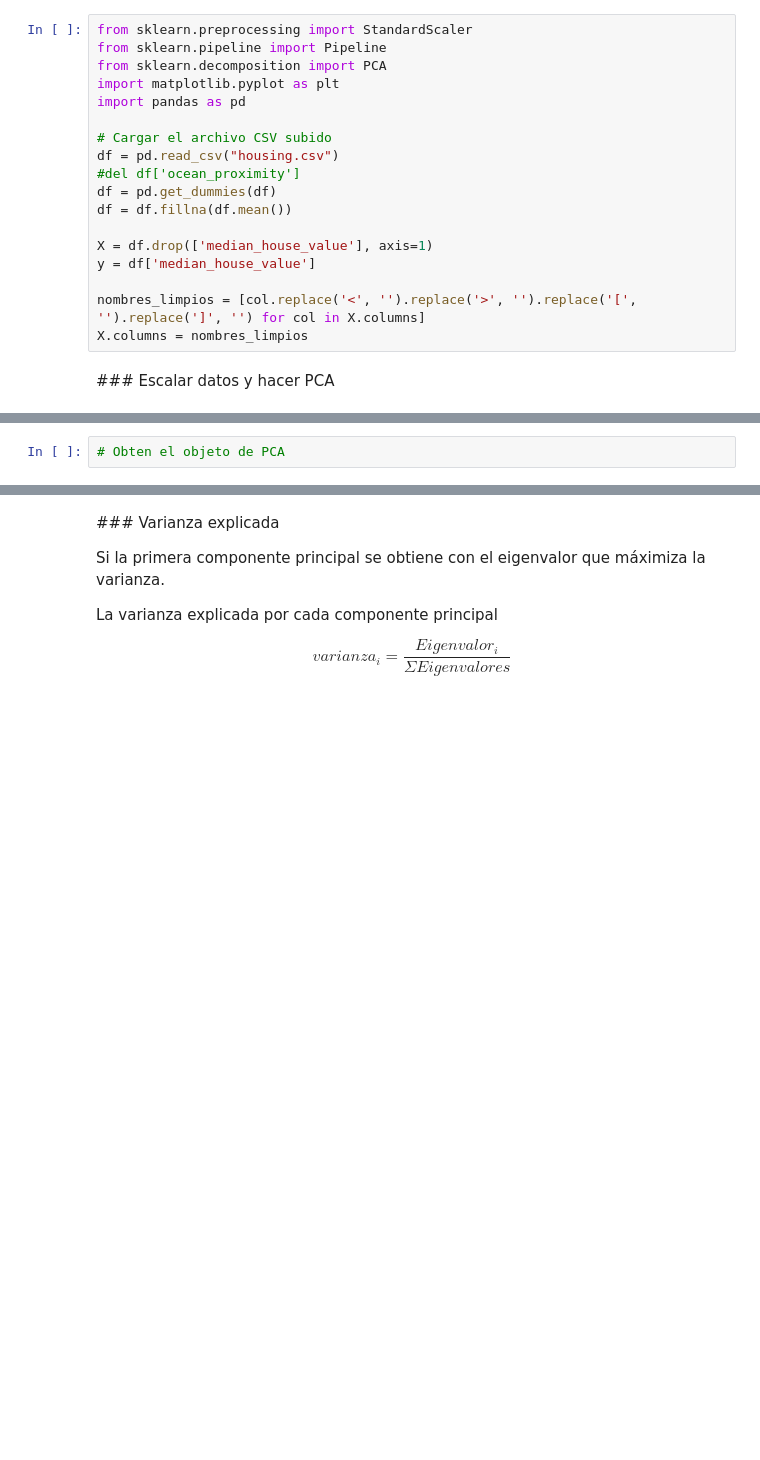
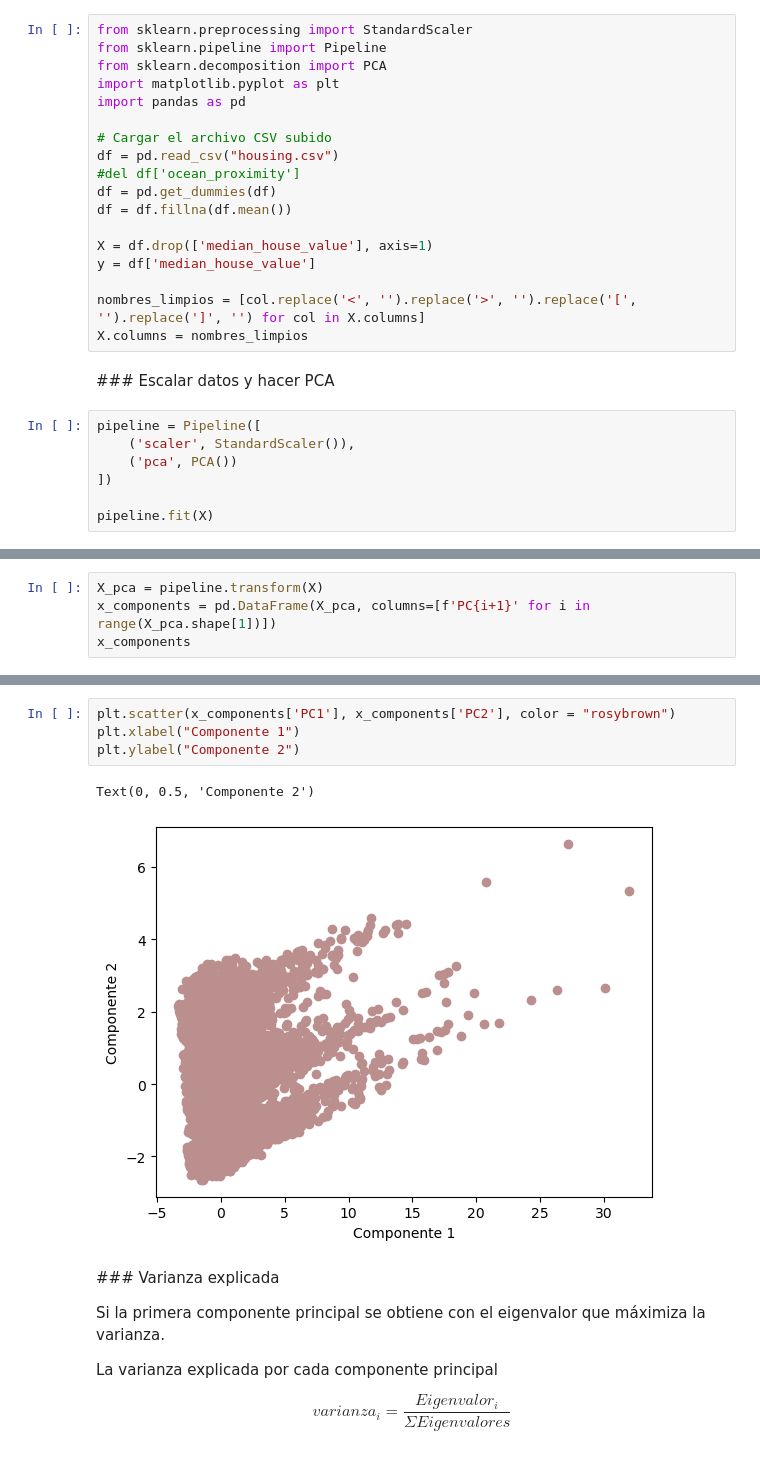
Before and after one commit to arantzaghg/lab_aprendizaje_estadistico, a Jupyter notebook: pca_aplicacion_sin_resolver.ipynb, the cells around one changed output, grey strips where cells are left out. Saved outputs shown, nothing was run; the diff lists cells and outputs as text; blank space fills up the shorter version.

```diff
--- a/pca_aplicacion_sin_resolver.ipynb
+++ b/pca_aplicacion_sin_resolver.ipynb
@@ -18,3 +18,10 @@ nombres_limpios = [col.replace('<', '').replace('>', '').replace('[', '').replac
 X.columns = nombres_limpios
 # %% [markdown]
 ### Escalar datos y hacer PCA
+# %%
+pipeline = Pipeline([
+    ('scaler', StandardScaler()),
+    ('pca', PCA())
+])
+
+pipeline.fit(X)
@@ -21,2 +37,4 @@ X.columns = nombres_limpios
 # %%
-# Obten el objeto de PCA
+X_pca = pipeline.transform(X)
+x_components = pd.DataFrame(X_pca, columns=[f'PC{i+1}' for i in range(X_pca.shape[1])])
+x_components
@@ -23,3 +55,10 @@ X.columns = nombres_limpios
+# %%
+plt.scatter(x_components['PC1'], x_components['PC2'], color = "rosybrown")
+plt.xlabel("Componente 1")
+plt.ylabel("Componente 2")
+# %% [output]
+Text(0, 0.5, 'Componente 2')
+[figure, added]
 # %% [markdown]
 ### Varianza explicada
 
```
Also changed, not shown: parts of 21 cells of this notebook.
